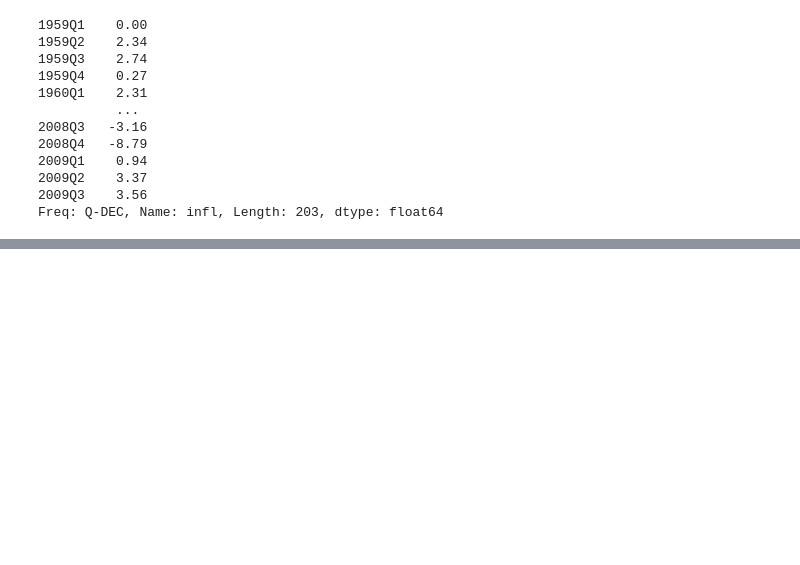
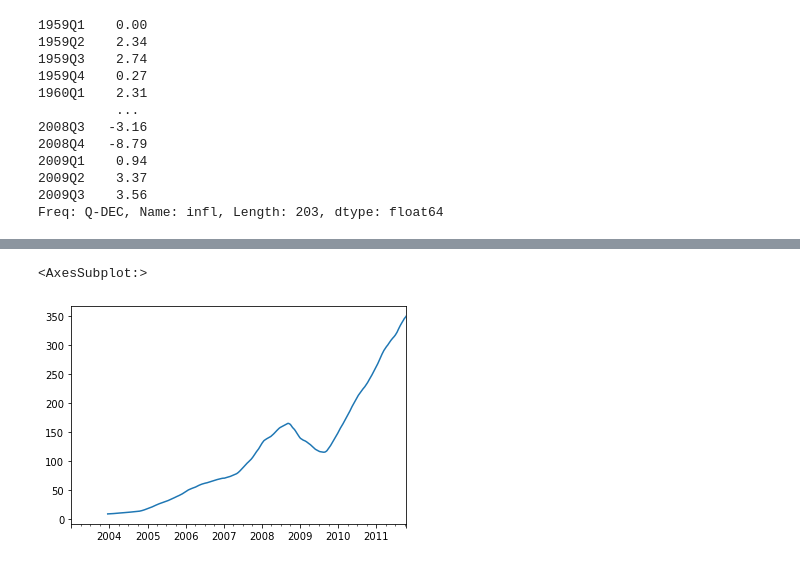
Before and after one commit to harryyang1982/python_for_data_analysis, a Jupyter notebook: chapter11.ipynb, the cells around one changed output, grey strips where cells are left out. Saved outputs shown, nothing was run; the diff lists cells and outputs as text; code cells hidden in the pictures; blank space fills up the shorter version.

```diff
--- a/chapter11.ipynb
+++ b/chapter11.ipynb
@@ -1132,0 +1435,5 @@ Freq: Q-DEC, Name: infl, Length: 203, dtype: float64
+# %%
+close_px.AAPL.rolling(250).mean().plot()
+# %% [output]
+<AxesSubplot:>
+[figure, added]
```
Also changed, not shown: parts of 109 cells of this notebook.
